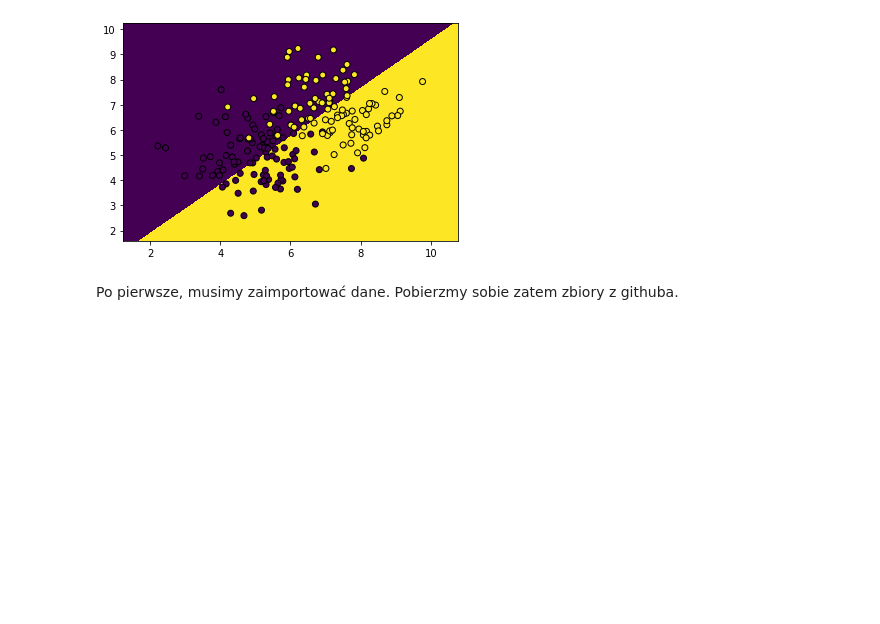
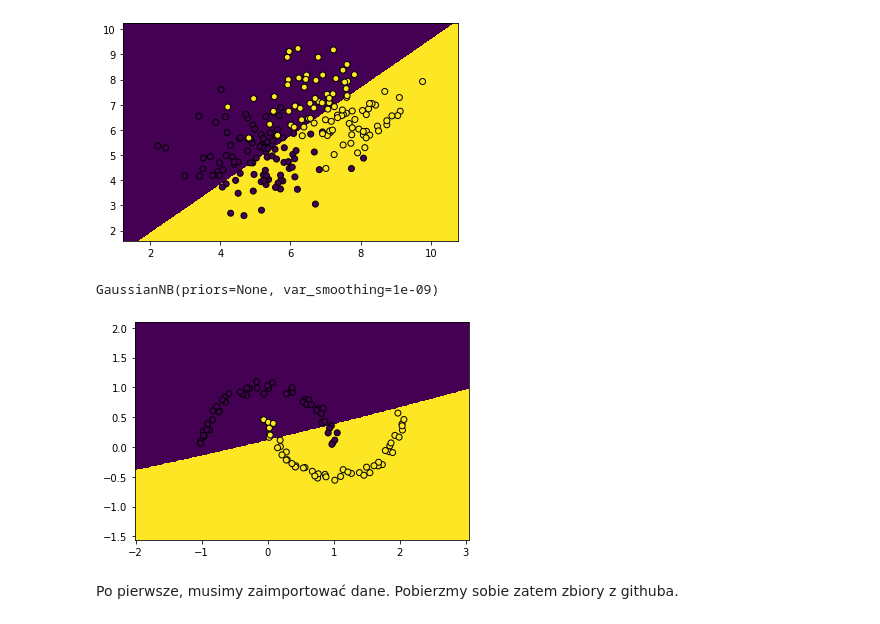
Before and after one commit to xenteros/data-science-training, a Jupyter notebook: Naive_Bayes.ipynb, the cells around one changed output. Saved outputs shown, nothing was run; the diff lists cells and outputs as text; code cells hidden in the pictures; blank space fills up the shorter version.

```diff
--- a/Naive_Bayes.ipynb
+++ b/Naive_Bayes.ipynb
@@ -60,6 +60,36 @@ ax.scatter(train_data[:, 0], train_data[:, 1], c=train_labels, edgecolors='k')
 plt.show()
 # %% [output]
 [figure]
+# %%
+from sklearn.datasets.samples_generator import make_moons
+X, y = make_moons(n_samples=100, noise=0.05)
+# %%
+model = GaussianNB()
+model.fit(X, y)
+# %% [output]
+GaussianNB(priors=None, var_smoothing=1e-09)
+# %%
+import numpy as np
+
+def get_grid(data):
+    x_min, x_max = data[:, 0].min() - 1, data[:, 0].max() + 1
+    y_min, y_max = data[:, 1].min() - 1, data[:, 1].max() + 1
+    return np.meshgrid(np.arange(x_min, x_max, 0.01), np.arange(y_min, y_max, 0.01))
+# %%
+import matplotlib.pyplot as plt
+
+xs, ys = get_grid(X)
+
+predicted = model.predict(
+    np.column_stack((xs.flatten(),
+                     ys.flatten()))).reshape(xs.shape)
+
+fig, ax = plt.subplots()
+ax.pcolormesh(xs, ys, predicted)
+ax.scatter(X[:, 0], X[:, 1], c=y, edgecolors='k')
+plt.show()
+# %% [output]
+[figure, added]
 # %% [markdown]
 Po pierwsze, musimy zaimportować dane. Pobierzmy sobie zatem zbiory z githuba.
 # %%
```
Also changed, not shown: 6 other files.
